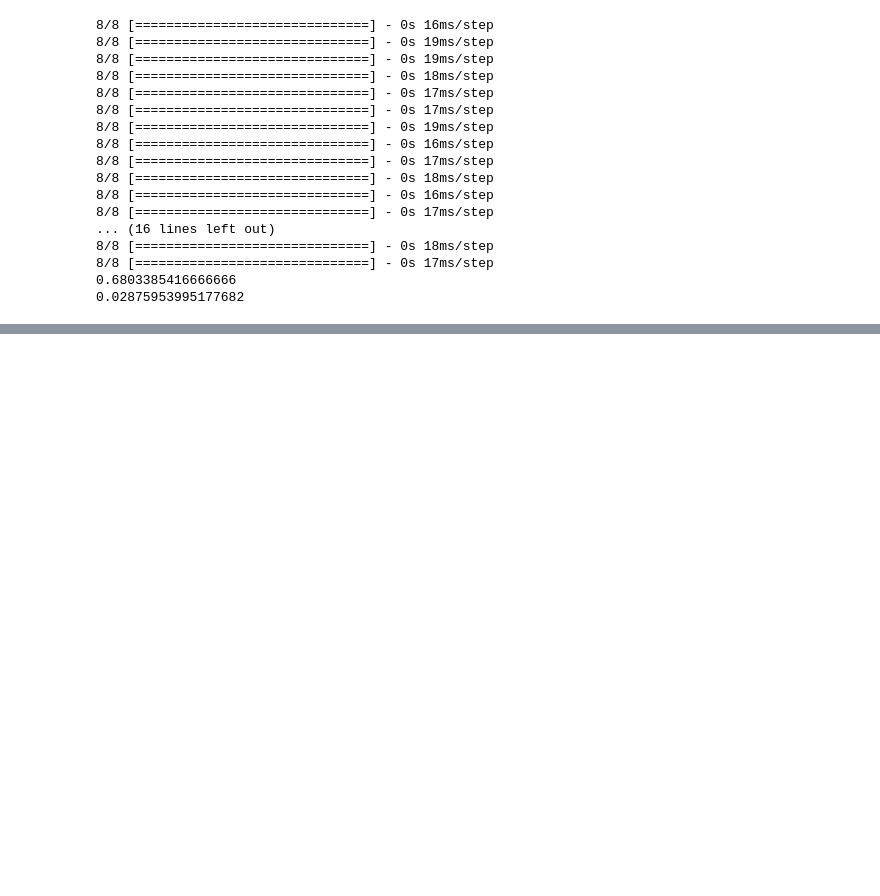
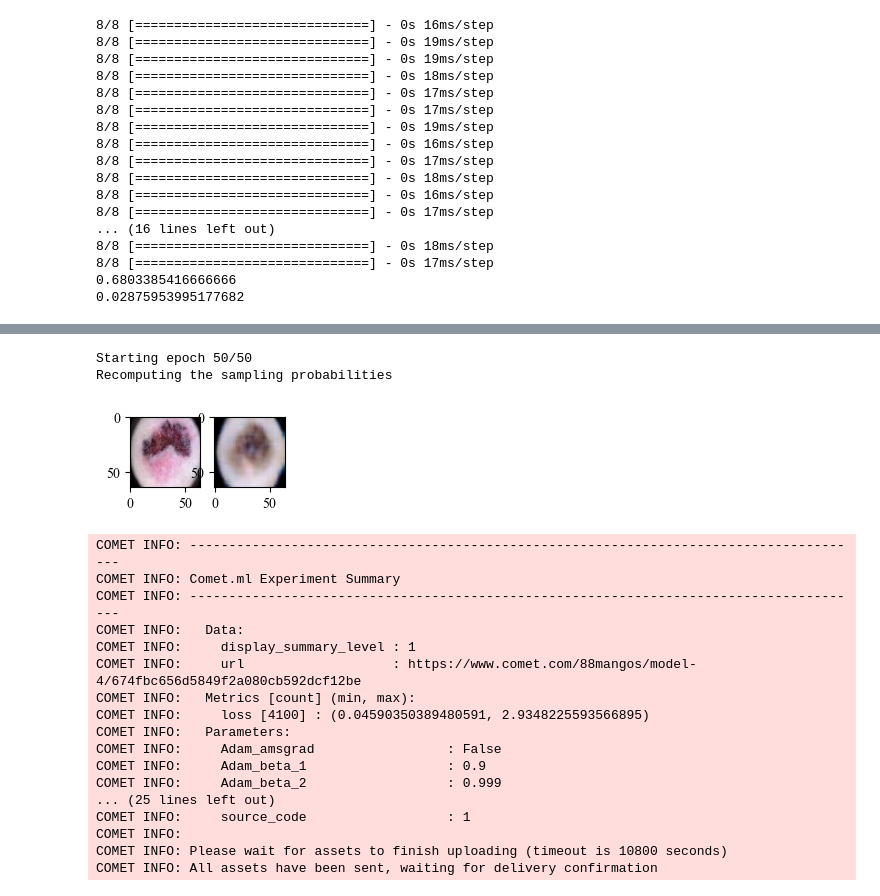
Before and after one commit to 88Mangos/Capstone-Research-Project, a Jupyter notebook: Experiments.ipynb, the cells around one changed output, grey strips where cells are left out. Cells and saved outputs as stored; diff of their text form; code cells hidden in the pictures; blank space fills up the shorter version.

Commit message:
Added Models 5 and 6 in the Notebook, removed old results

```diff
--- a/Experiments.ipynb
+++ b/Experiments.ipynb
@@ -1046,3 +1081,79 @@ COMET INFO: Uploading 40 metrics, params and output messages
+# %%
+### Training the DB-VAE on ISIC + ArGI ###
+import IPython
+# Hyperparameters
+params = dict(
+  batch_size = 32,
+  learning_rate = 5e-4,
+  latent_dim = 100,
+  num_epochs = 50, #DB-VAE needs slightly more epochs to train
+)
+
+experiment = create_experiment("Model_4", params)
+
+# instantiate a new DB-VAE model and optimizer
+dbvae = DB_VAE(params["latent_dim"])
+optimizer = tf.keras.optimizers.Adam(params["learning_rate"])
+
+@tf.function
+def debiasing_train_step(x, y):
+
+  with tf.GradientTape() as tape:
+    y_logit, z_mean, z_logsigma, x_recon = dbvae(x)
+    loss, class_loss = debiasing_loss_function(x, x_recon, y, y_logit, z_mean, z_logsigma)
+  grads = tape.gradient(loss, dbvae.trainable_variables)
+  optimizer.apply_gradients(zip(grads, dbvae.trainable_variables))
+  return loss
+
+all_imgs = loader_ISIC_ArGI.get_all_train_faces()
+
+if hasattr(tqdm, '_instances'): tqdm._instances.clear() # clear if it exists
+
+loss_history_2 = mdl.util.LossHistory(smoothing_factor=0.99) # to record loss evolution
+# The training loop -- outer loop iterates over the number of epochs
+step = 0
+for i in range(params["num_epochs"]):
+
+  IPython.display.clear_output(wait=True)
+  print("Starting epoch {}/{}".format(i+1, params["num_epochs"]))
+  p_lesions = get_training_sample_probabilities(all_imgs, dbvae)
+
+  for j in tqdm(range(loader_ISIC_ArGI.get_train_size() // params["batch_size"])):
+    # load a batch of data
+    (x, y) = loader_ISIC_ArGI.get_batch(params["batch_size"], p_pos=p_lesions)
+
+    # loss optimization
+    loss = debiasing_train_step(x, y)
+    experiment.log_metric("loss", loss.numpy().mean(), step=step, epoch=i+1)
+    loss_history_2.append(loss.numpy().mean())
+    # plot the progress every 200 steps
+    if j % 500 == 0:
+      mdl.util.plot_sample(x, y, dbvae)
+
+    step += 1
+
+experiment.end()
+# %% [output]
+Starting epoch 50/50
+Recomputing the sampling probabilities
+[figure, added]
+COMET INFO: ---------------------------------------------------------------------------------------
+COMET INFO: Comet.ml Experiment Summary
+COMET INFO: ---------------------------------------------------------------------------------------
+COMET INFO:   Data:
+COMET INFO:     display_summary_level : 1
+COMET INFO:     url                   : https://www.comet.com/88mangos/model-4/674fbc656d5849f2a080cb592dcf12be
+COMET INFO:   Metrics [count] (min, max):
+COMET INFO:     loss [4100] : (0.04590350389480591, 2.9348225593566895)
+COMET INFO:   Parameters:
+COMET INFO:     Adam_amsgrad                 : False
+COMET INFO:     Adam_beta_1                  : 0.9
+COMET INFO:     Adam_beta_2                  : 0.999
+... (25 lines left out)
+COMET INFO:     source_code                  : 1
+COMET INFO:
+COMET INFO: Please wait for assets to finish uploading (timeout is 10800 seconds)
+COMET INFO: All assets have been sent, waiting for delivery confirmation
 # %%
 ### Obtain Loss Values Over Epoch ###
 steps = len(loss_history_2.get())
```
Also changed, not shown: parts of 12 cells of this notebook, 2 other files.
